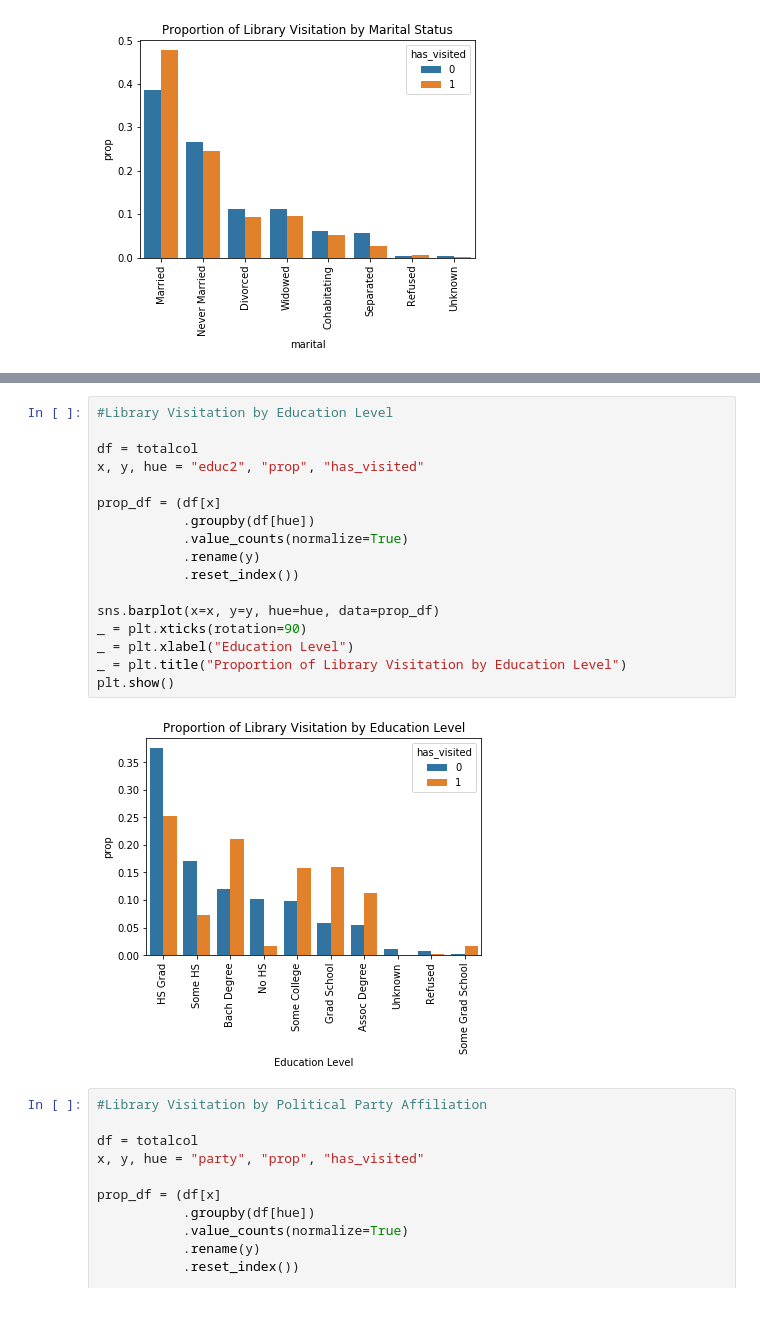
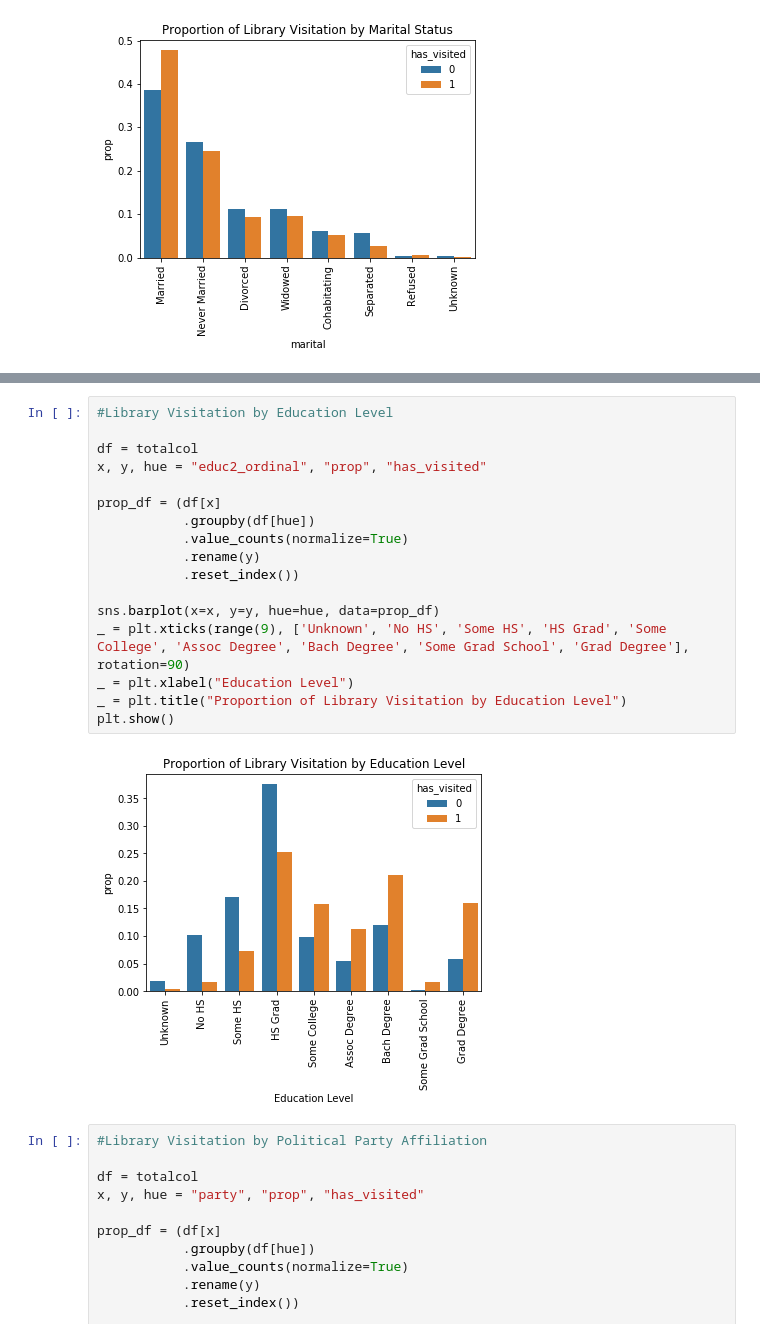
Before and after one commit to noraek/Springboard, a Jupyter notebook: Data Story - VIsualizations.ipynb, the cells around one changed output, grey strips where cells are left out. Saved outputs shown, nothing was run; the diff lists cells and outputs as text.

```diff
--- a/Data Story - VIsualizations.ipynb
+++ b/Data Story - VIsualizations.ipynb
@@ -256,22 +198,22 @@ plt.show()
 # %%
 #Library Visitation by Education Level
 
 df = totalcol
-x, y, hue = "educ2", "prop", "has_visited"
+x, y, hue = "educ2_ordinal", "prop", "has_visited"
 
 prop_df = (df[x]
            .groupby(df[hue])
            .value_counts(normalize=True)
            .rename(y)
            .reset_index())
 
 sns.barplot(x=x, y=y, hue=hue, data=prop_df)
-_ = plt.xticks(rotation=90)
+_ = plt.xticks(range(9), ['Unknown', 'No HS', 'Some HS', 'HS Grad', 'Some College', 'Assoc Degree', 'Bach Degree', 'Some Grad School', 'Grad Degree'], rotation=90)
 _ = plt.xlabel("Education Level")
 _ = plt.title("Proportion of Library Visitation by Education Level")
 plt.show()
 # %% [output]
-[figure, old version]
+[figure, new version]
 # %%
 #Library Visitation by Political Party Affiliation
 
```
Also changed, not shown: parts of 15 cells of this notebook.
